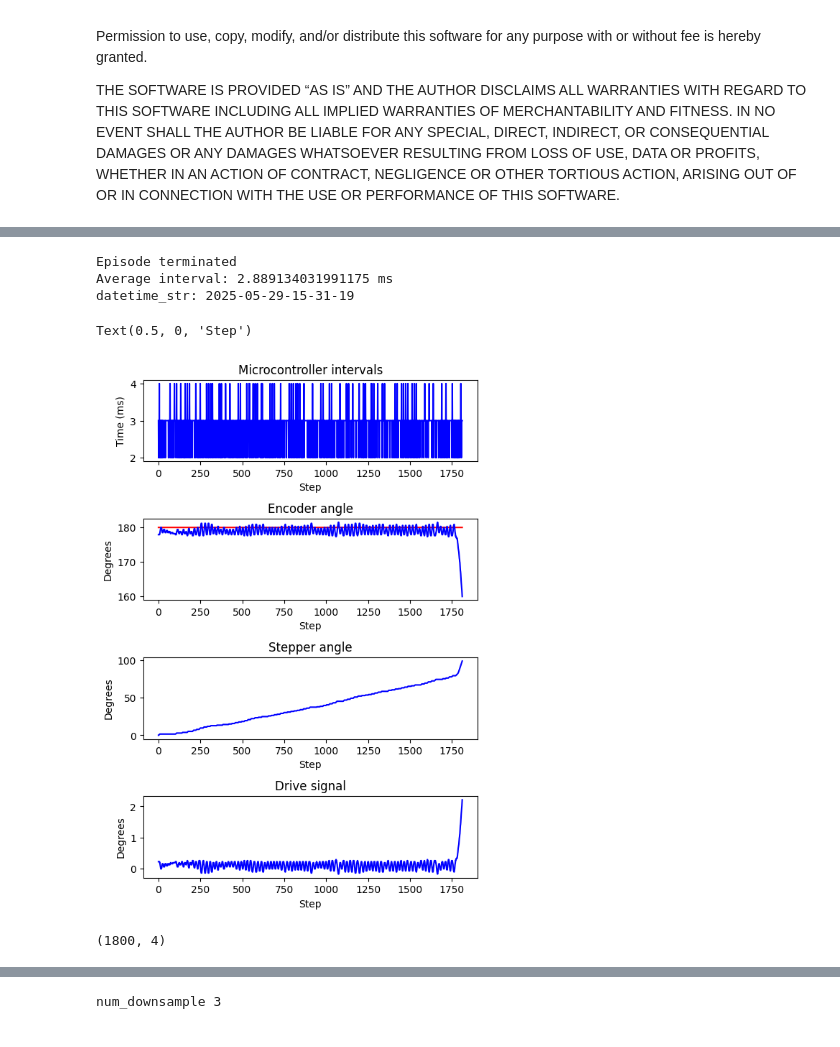
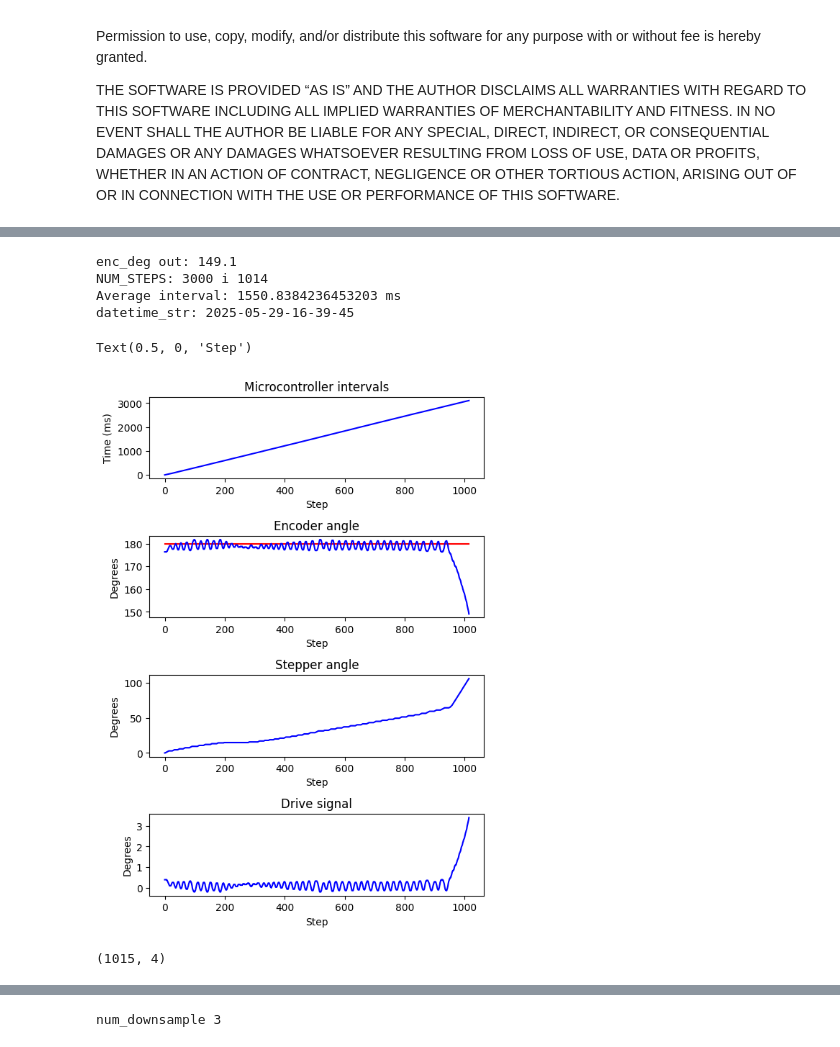
Before and after one commit to th1991-01/pendulum-pid, a Jupyter notebook: pendulum-pid.ipynb, the cells around one changed output, grey strips where cells are left out. Drawn from its saved outputs; the diff is of its cells as text; code cells hidden in the pictures.

```diff
--- a/pendulum-pid.ipynb
+++ b/pendulum-pid.ipynb
@@ -89,14 +89,22 @@ Observation: [0.0, -0.22]
 # %%
 # PID controller constants for tuning
-K_P_deg = 0.11
-K_I_deg = 0.000
-K_D_deg = 0.0001
-BIAS = 0
+# K_P_deg = 0.11
+# K_P_rad = K_P_deg
+# K_D_deg_ms = 0.0001
+# K_D_rad_ms = K_D_deg_ms
+# K_D_rad_s= K_D_rad_ms*1e-3
+K_P_rad = 0.11
+K_D_rad_s =0.0001 * 1e-3
+
+# BIAS = 0
 
 # Other controller constants
 SETPOINT_deg = 180
-NUM_STEPS = 1000000
-ENC_GUARD_DEGS = [160, 200]
+SETPOINT_rad = SETPOINT_deg * np.pi/180.0
+# NUM_STEPS = 1000000
+NUM_STEPS = 3000
+# NUM_STEPS = 1000 # 3秒くらい
+ENC_GUARD_DEGS = [150, 210]
 STEP_MODE = STEP_MODE_8
 
 
@@ -110,14 +118,16 @@ move_degs = []
 resp = ctrl.step(CMD_SET_STEP_MODE, [STEP_MODE])
 resp = ctrl.step(CMD_SET_HOME, [0])
 if resp:
-    _, timestamp_prev_ms, _, _ = resp
+    _, timestamp_prev_ms, _, obs_prev = resp
+    enc_deg_prev = obs[0]
+    stp_deg_prev = obs[1]
+    enc_rad_prev = enc_deg_prev* np.pi/180.0
+    stp_rad_prev = stp_deg_prev* np.pi/180.0
 else:
     print("ERROR: Could not communicate with Arduino")
     timestamp_prev_ms = 0
 
 # Try to keep pendulum in upright position
-error_prev_deg = 0
-integral_deg = 0
 move_deg = 0
 for i in range(NUM_STEPS):
 
@@ -132,22 +142,24 @@ for i in range(NUM_STEPS):
     # Get observation values
     enc_deg = obs[0]
     stp_deg = obs[1]
+    interval_ms = timestamp_ms - timestamp_prev_ms
+    interval_s = interval_ms*1e-3
 
-    state_encpos = enc_deg * np.pi/180.0
-    state_encpos = enc_deg * np.pi/180.0
+    enc_rad = enc_deg* np.pi/180.0
+    stp_rad = stp_deg* np.pi/180.0
+    enc_vel = (enc_rad - enc_rad_prev)/ interval_s
+    stp_vel = (stp_rad - stp_rad_prev)/ interval_s
 
-    # Calculate time between this step and the previous
-    interval_ms = timestamp_ms - timestamp_prev_ms
-    timestamp_prev_ms = timestamp_ms
+    tmp_state = np.array([enc_rad, enc_vel, stp_rad, stp_vel])
 
-    # Calculate the PID terms
-    error_deg = SETPOINT_deg - enc_deg
-    integral_deg = integral_deg + (error_deg * interval_ms)
-    derivative_deg = (error_deg - error_prev_deg) / interval_ms
-    move_deg = (K_P_deg * error_deg) + (K_I_deg * integral_deg) + (K_D_deg * derivative_deg) + BIAS
 
-    # Save error value for next iteration
-    error_prev_deg = error_deg
+    # Calculate the PD terms
+    error_rad = SETPOINT_rad - enc_rad
+    move_rad = (K_P_rad * error_rad) + (K_D_rad_s * enc_vel)
+    move_deg = move_rad * 180.0/np.pi
+
+    enc_rad_prev = 1.0 * enc_rad
+    stp_rad_prev = 1.0 * stp_rad
 
     # Store metrics
     intervals_ms.append(interval_ms)
@@ -157,8 +169,14 @@ for i in range(NUM_STEPS):
 
     # Stop if encoder goes past one of our guard angles
     if enc_deg < ENC_GUARD_DEGS[0] or enc_deg > ENC_GUARD_DEGS[1]:
-        print("Episode terminated")
+        print("enc_deg out:",enc_deg)
         break
+
+    if np.abs(stp_deg) >180.0:
+        print("stp_deg out:", stp_deg)
+        break
+
+print("NUM_STEPS:",NUM_STEPS,"i",i)
 
 # Calculate average interval
 print(f"Average interval: {sum(intervals_ms) / len(intervals_ms)} ms")
@@ -173,37 +191,39 @@ fig, ax = plt.subplots(4, 1, figsize=(6, 9))
 plt.subplots_adjust(hspace=0.7)
 
 # Plot intervals measured from microcontroller
 ax[0].plot(intervals_ms, color='blue')
 ax[0].set_title("Microcontroller intervals")
 ax[0].set_ylabel("Time (ms)")
 ax[0].set_xlabel("Step")
 
 # Plot setpoint and encoder degrees
 ax[1].plot([SETPOINT_deg] * len(enc_degs), color='red')
 ax[1].plot(enc_degs, color='blue')
 ax[1].set_title("Encoder angle")
 ax[1].set_ylabel("Degrees")
 
 ax[1].set_xlabel("Step")
 
 # Plot stepper degrees
 
 ax[2].plot(stp_degs, color='blue')
 ax[2].set_title("Stepper angle")
 ax[2].set_ylabel("Degrees")
 ax[2].set_xlabel("Step")
 
 # Plot output signals
 ax[3].plot(move_degs, color='blue')
 ax[3].set_title("Drive signal")
+
 ax[3].set_ylabel("Degrees")
 ax[3].set_xlabel("Step")
 # %% [output]
-Episode terminated
-Average interval: 2.889134031991175 ms
-datetime_str: 2025-05-29-15-31-19
+enc_deg out: 149.1
+NUM_STEPS: 3000 i 1014
+Average interval: 1550.8384236453203 ms
+datetime_str: 2025-05-29-16-39-45
 Text(0.5, 0, 'Step')
-[figure, old version]
+[figure, new version]
 # %%
 import numpy as np
 
@@ -230,7 +250,7 @@ rawdata = np.stack([timestamp_s, enc_pos_rad, stp_pos_rad, move_rad]).T[:1800]
 print(rawdata.shape)
 np.savetxt(datetime_str+".csv", rawdata, delimiter=",")
 # %% [output]
-(1800, 4)
+(1015, 4)
 # %%
 print("enc_pos")
 for nd in range(1,5):
```
Also changed, not shown: parts of 11 cells of this notebook.
